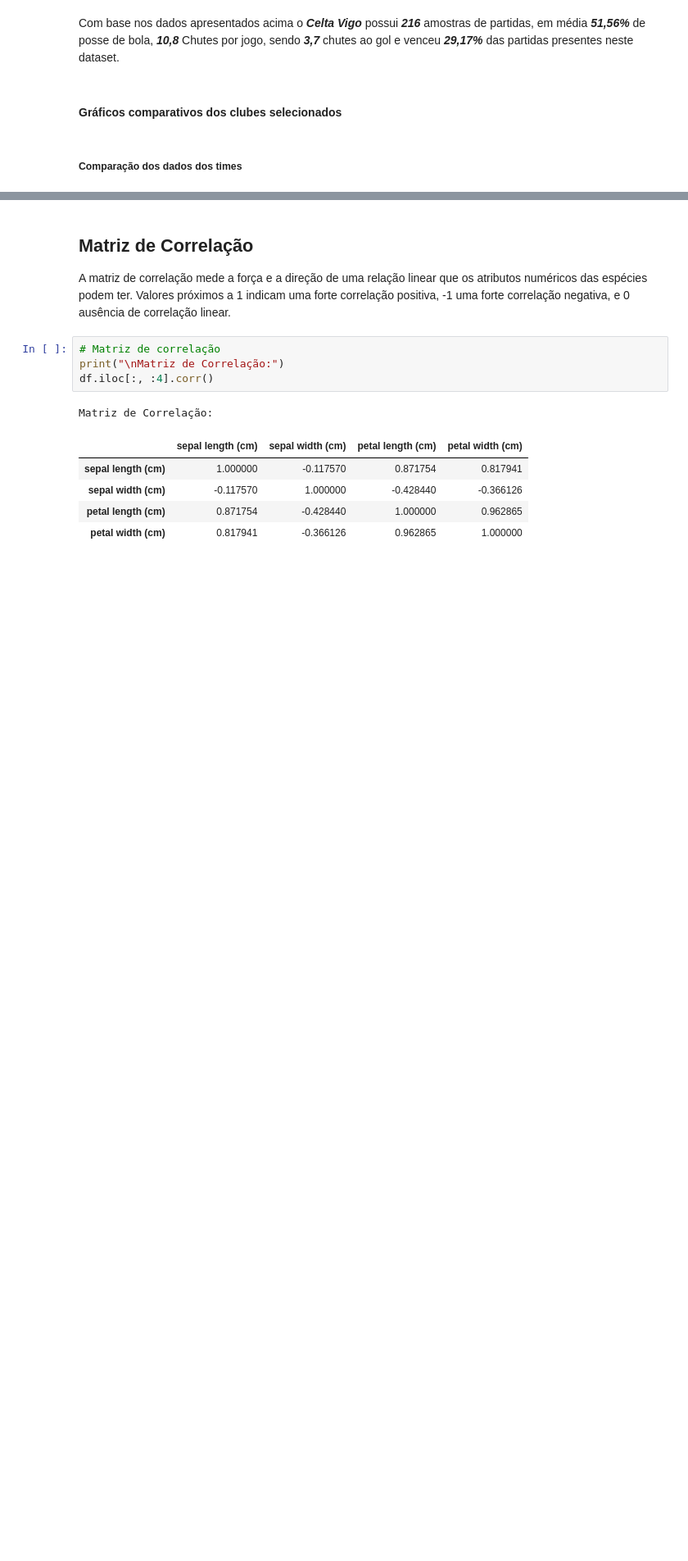
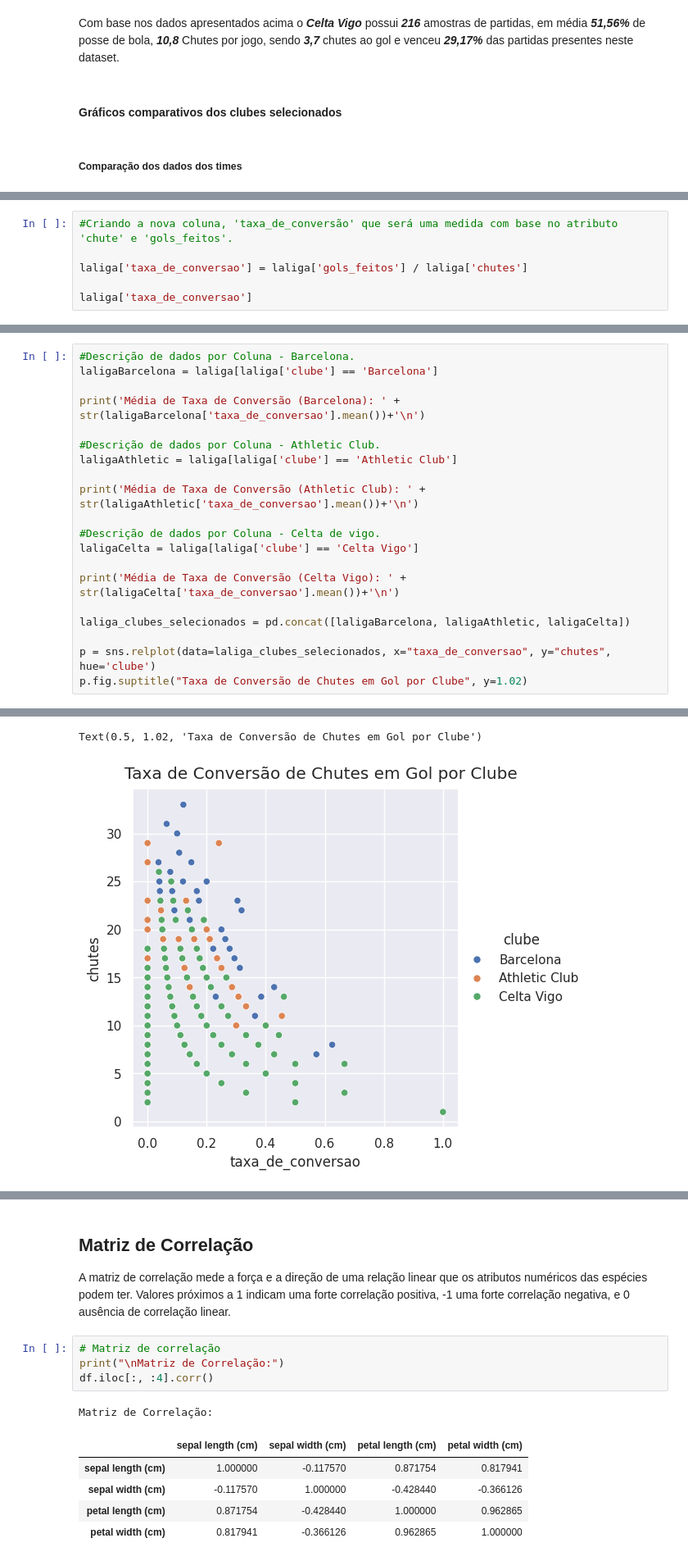
Before and after one commit to guilhermer1/mvp_AnaliseDeDados, a Jupyter notebook: Análise_de_Dados_e_Boas_Práticas-LaLiga.ipynb, the cells around one changed output, grey strips where cells are left out. Shown at 82% size. Drawn from its saved outputs; the diff is of its cells as text; blank space fills up the shorter version.

```diff
--- a/Análise_de_Dados_e_Boas_Práticas-LaLiga.ipynb
+++ b/Análise_de_Dados_e_Boas_Práticas-LaLiga.ipynb
@@ -609,0 +569,6 @@ Quais impressões o boxplot trouxe?
+# %%
+#Criando a nova coluna, 'taxa_de_conversão' que será uma medida com base no atributo 'chute' e 'gols_feitos'.
+
+laliga['taxa_de_conversao'] = laliga['gols_feitos'] / laliga['chutes']
+
+laliga['taxa_de_conversao']
@@ -609,0 +592,21 @@ Quais impressões o boxplot trouxe?
+# %%
+#Descrição de dados por Coluna - Barcelona.
+laligaBarcelona = laliga[laliga['clube'] == 'Barcelona']
+
+print('Média de Taxa de Conversão (Barcelona): ' + str(laligaBarcelona['taxa_de_conversao'].mean())+'\n')
+
+#Descrição de dados por Coluna - Athletic Club.
+laligaAthletic = laliga[laliga['clube'] == 'Athletic Club']
+
+print('Média de Taxa de Conversão (Athletic Club): ' + str(laligaAthletic['taxa_de_conversao'].mean())+'\n')
+
+#Descrição de dados por Coluna - Celta de vigo.
+laligaCelta = laliga[laliga['clube'] == 'Celta Vigo']
+
+print('Média de Taxa de Conversão (Celta Vigo): ' + str(laligaCelta['taxa_de_conversao'].mean())+'\n')
+
+laliga_clubes_selecionados = pd.concat([laligaBarcelona, laligaAthletic, laligaCelta])
+
+p = sns.relplot(data=laliga_clubes_selecionados, x="taxa_de_conversao", y="chutes", hue='clube')
+p.fig.suptitle("Taxa de Conversão de Chutes em Gol por Clube", y=1.02)
+# %% [output]
@@ -609,0 +618,2 @@ Quais impressões o boxplot trouxe?
+Text(0.5, 1.02, 'Taxa de Conversão de Chutes em Gol por Clube')
+[figure, added]
```
Also changed, not shown: parts of 14 cells of this notebook.
